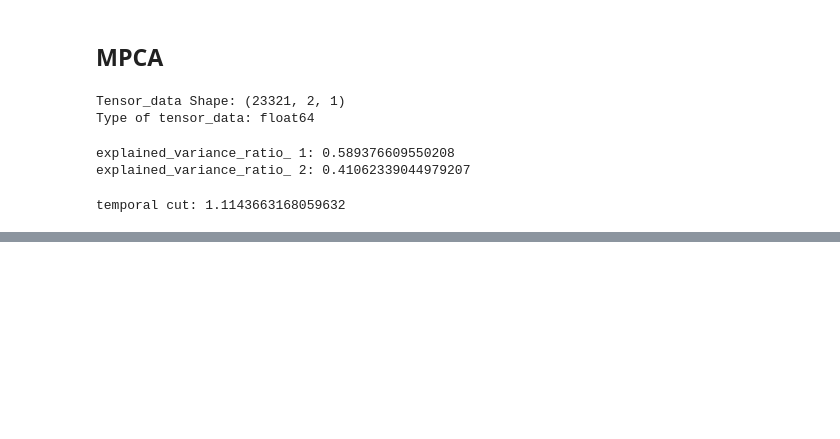
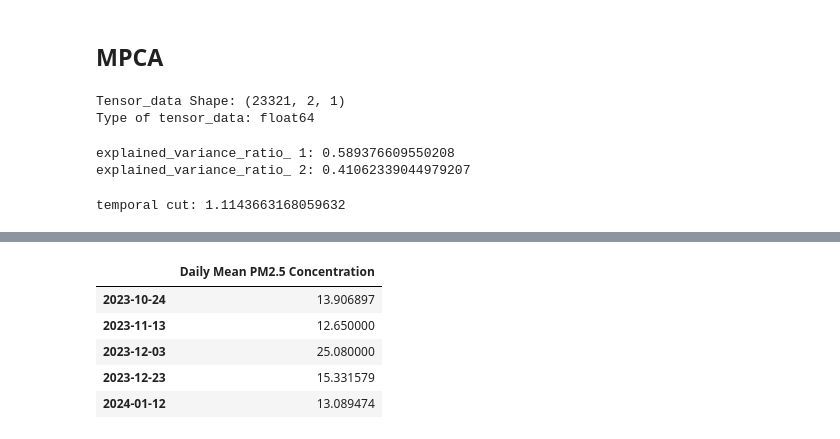
Before and after one commit to alexspf/bk_pm25_pred, a Jupyter notebook: best_cut.ipynb, the cells around one changed output, grey strips where cells are left out. Drawn from its saved outputs; the diff is of its cells as text; code cells hidden in the pictures; blank space fills up the shorter version.

```diff
--- a/best_cut.ipynb
+++ b/best_cut.ipynb
@@ -177,0 +239,9 @@ data_mod.to_csv('data_mod/id_data.csv', index=False)
+# %%
+data_he.tail()
+# %% [output]
+|  | Daily Mean PM2.5 Concentration |
+| 2023-10-24 | 13.906897 |
+| 2023-11-13 | 12.650000 |
+| 2023-12-03 | 25.080000 |
+| 2023-12-23 | 15.331579 |
+| 2024-01-12 | 13.089474 |
```
Also changed, not shown: parts of 9 cells of this notebook, 2 other files.
